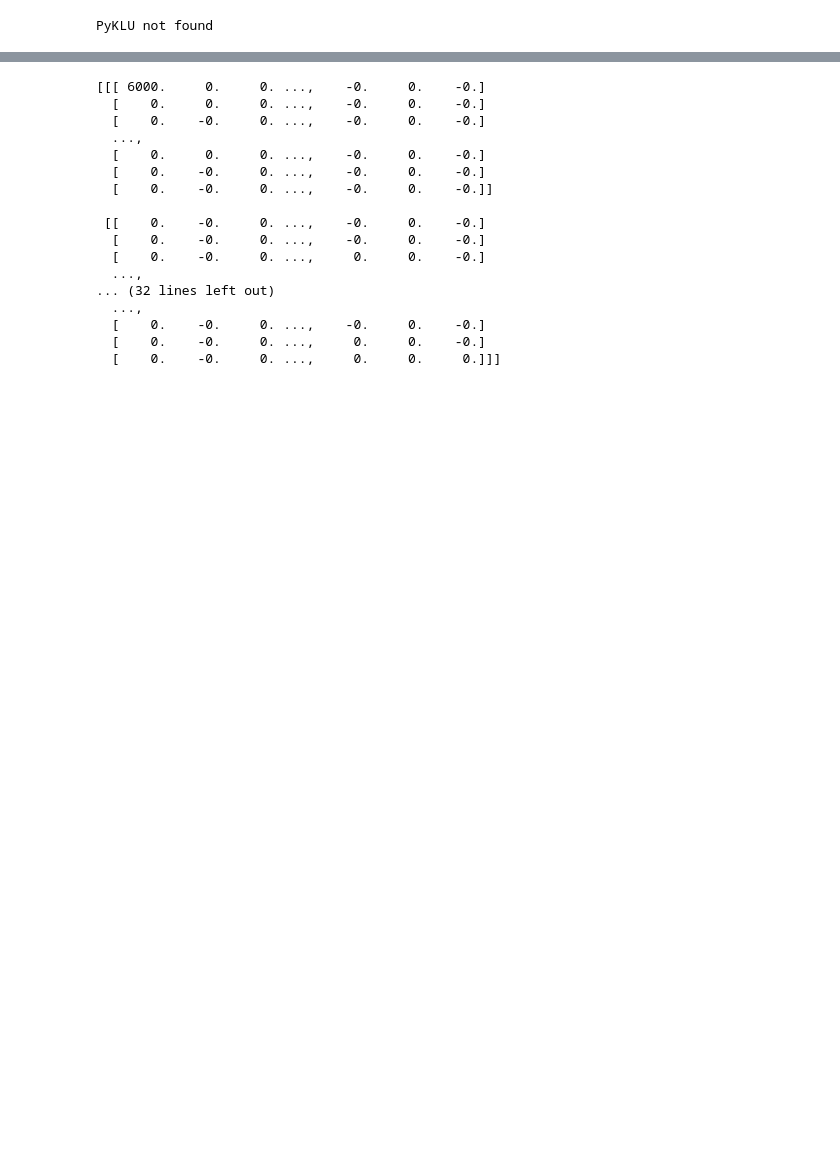
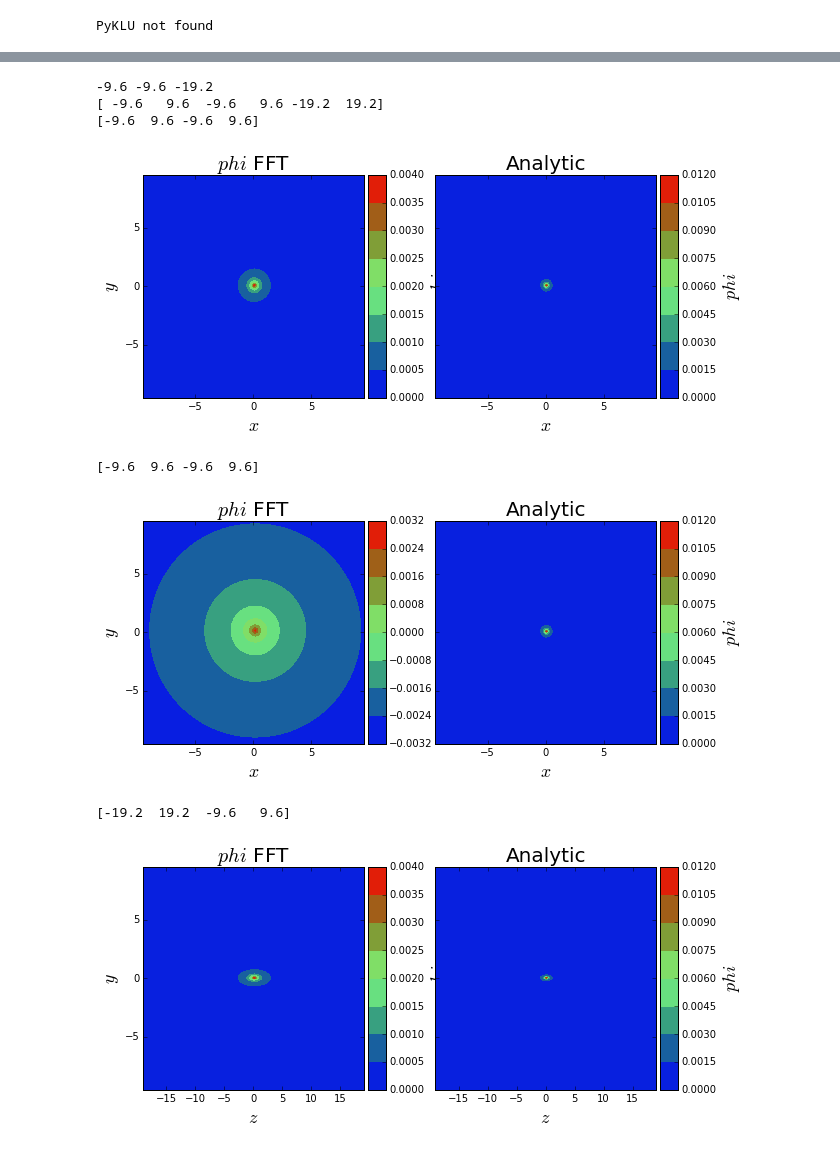
Before and after one commit to PyCOMPLETE/PyPIC, a Jupyter notebook: test_fft_gpu.ipynb, the cells around one changed output, grey strips where cells are left out. Cells and saved outputs as stored; diff of their text form; code cells hidden in the pictures; blank space fills up the shorter version.

```diff
--- a/test_fft_gpu.ipynb
+++ b/test_fft_gpu.ipynb
@@ -131,25 +188,0 @@ plt.show()
-# %%
-xx = np.zeros((10,20,30))
-x = gpuarray.zeros(xx.shape, dtype=np.float64) + 1
-y = gpuarray.zeros_like(x) + 1
-plan = cu_fft.Plan(x.shape, np.float64, np.complex128)
-cu_fft.fft(x,y,plan)
-print(y.get())
-# %% [output]
-[[[ 6000.     0.     0. ...,    -0.     0.    -0.]
-  [    0.     0.     0. ...,    -0.     0.    -0.]
-  [    0.    -0.     0. ...,    -0.     0.    -0.]
-  ...,
-  [    0.     0.     0. ...,    -0.     0.    -0.]
-  [    0.    -0.     0. ...,    -0.     0.    -0.]
-  [    0.    -0.     0. ...,    -0.     0.    -0.]]
-
- [[    0.    -0.     0. ...,    -0.     0.    -0.]
-  [    0.    -0.     0. ...,    -0.     0.    -0.]
-  [    0.    -0.     0. ...,     0.     0.    -0.]
-  ...,
-... (32 lines left out)
-  ...,
-  [    0.    -0.     0. ...,    -0.     0.    -0.]
-  [    0.    -0.     0. ...,     0.     0.    -0.]
-  [    0.    -0.     0. ...,     0.     0.     0.]]]
@@ -163,0 +189,7 @@ def fft3(array_3d):
+# %%
+def _phin_round(x, y, z, sig_r):
+    '''Return phi / Q for a round distribution with
+    sigma_x == sigma_y == sigma_z == sig_r .
+    '''
+    r = np.sqrt(x**2 + y**2 + z**2)
+    return erf(r/(np.sqrt(2)*sig_r)) / (4*np.pi*epsilon_0 * r)
@@ -163,0 +251,36 @@ def fft3(array_3d):
+# %%
+from scipy.special import erf
+extent = np.array([mesh.x0, mesh.x0+mesh.nx*mesh.dx,
+                   mesh.y0, mesh.y0+mesh.ny*mesh.dy,
+                   mesh.z0, mesh.z0+mesh.nz*mesh.dz])
+print mesh.x0, mesh.y0, mesh.z0
+print extent
+z, y, x = np.meshgrid(np.linspace(extent[4], extent[5], mesh.nz),
+                      np.linspace(extent[2], extent[3], mesh.ny),
+                      np.linspace(extent[0], extent[1], mesh.nx),
+                      indexing="ij")
+xr = x - mesh_center_x - 0.5*mesh.dx
+yr = y - mesh_center_y - 0.5*mesh.dy
+zr = z - mesh_center_z - 0.5*mesh.dz
+sig_x = sigma
+phi_analytic = _phin_round(xr, yr, zr, sig_x) * N * e
+plot_potential_fft_open(phi.get()[mesh.nz//2],
+                     phi_analytic[mesh.nz//2], extent=extent[0:4],
+                     x_label='$x$', y_label='$y$', z_label='$phi$')
+
+plot_potential_fft_open(phi_2d.reshape(129, 129),
+                     phi_analytic[mesh.nz//2], extent=extent[0:4],
+                     x_label='$x$', y_label='$y$', z_label='$phi$')
+
+plot_potential_fft_open(phi.get()[:,:,mesh.nx//2],
+                     phi_analytic[:,:,mesh.nx//2], extent=extent[[4,5,2,3]],
+                     x_label='$z$', y_label='$y$', z_label='$phi$')
+# %% [output]
+-9.6 -9.6 -19.2
+[ -9.6   9.6  -9.6   9.6 -19.2  19.2]
+[-9.6  9.6 -9.6  9.6]
+[figure, added]
+[-9.6  9.6 -9.6  9.6]
+[figure, added]
+[-19.2  19.2  -9.6   9.6]
+[figure, added]
```
Also changed, not shown: parts of 21 cells of this notebook, 2 other files.
